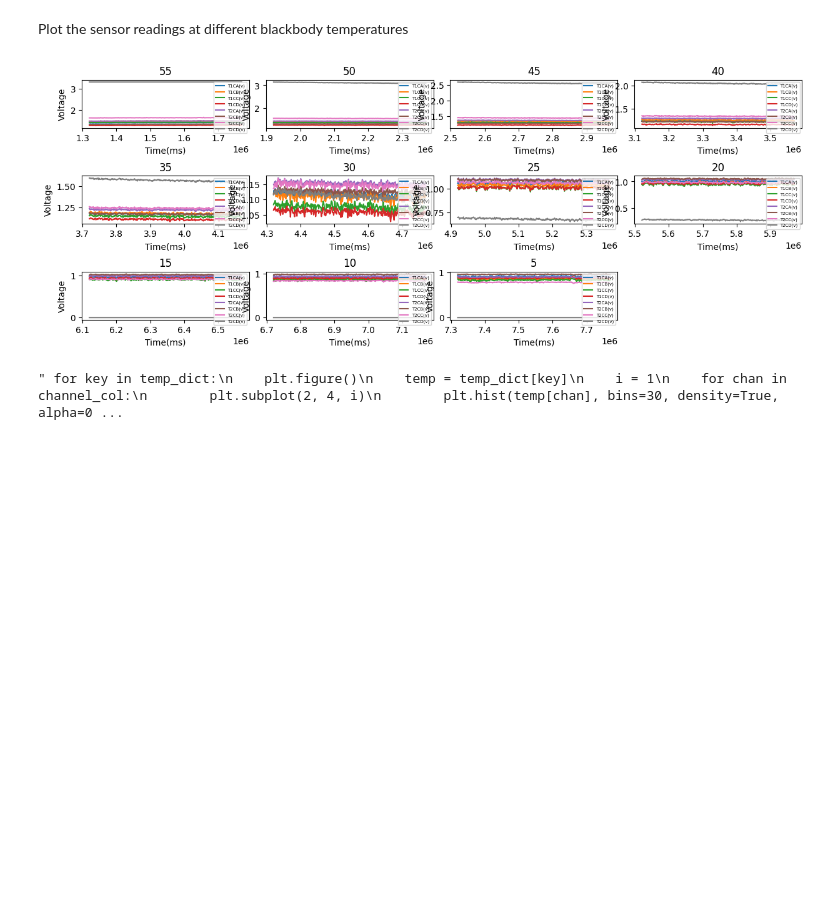
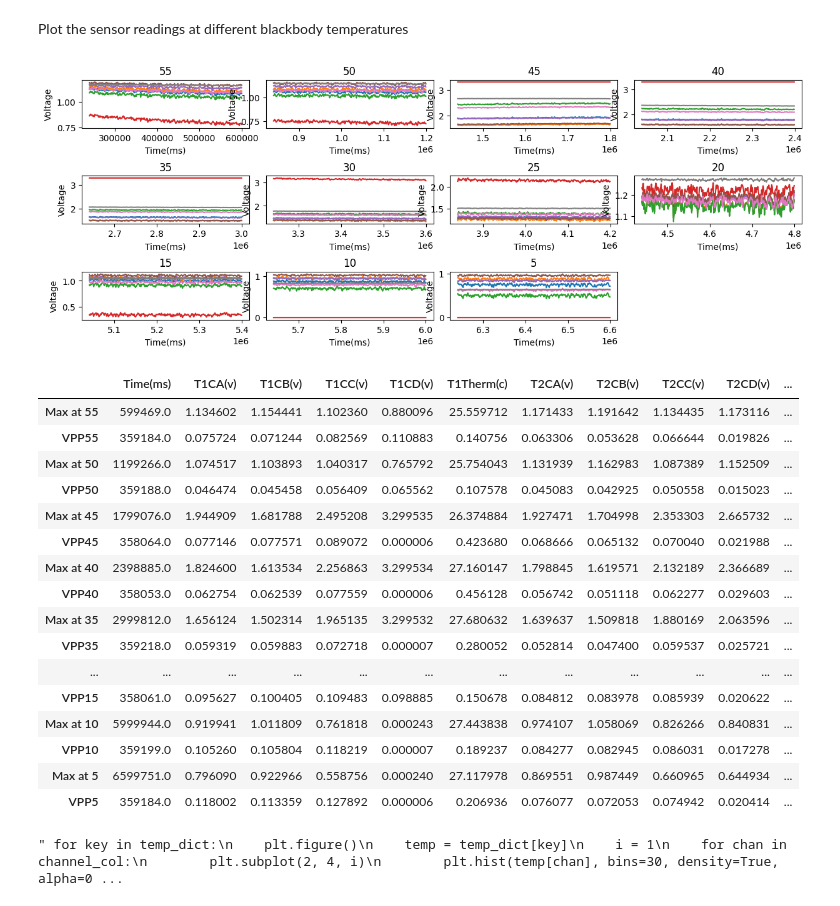
Before and after one commit to RIT-Landsat-Field-Radiometers/Chamber-Testing, a Jupyter notebook: radiometer_jupyter.ipynb, the cells around one changed output. Cells and saved outputs as stored; diff of their text form; code cells hidden in the pictures; blank space fills up the shorter version.

```diff
--- a/radiometer_jupyter.ipynb
+++ b/radiometer_jupyter.ipynb
@@ -49,0 +69,17 @@ if __name__ == '__main__':
+# %%
+#calculates PSD
+
+i = 1
+for ch in channel_col:
+    ax = plt.subplot(3, 4, i)
+    plt.subplots_adjust(left=0.1, right=1.9, bottom=0.1, top=0.9, wspace=0.1, hspace=1)
+    (f, S) = scipy.signal.periodogram(data[ch], 1, scaling='density')
+
+    plt.semilogy(f, S)
+    plt.ylim([1e-7, 1e2])
+    plt.xlim([0,1])
+    plt.title(ch)
+    plt.xlabel('frequency [Hz]')
+    plt.ylabel('PSD [V**2/Hz]')
+    plt.show()
+    i += 1
@@ -52,40 +97,60 @@ Segment the data into different BB temps
 # %%
 #segment the data into the different BB temps
 temp_dict = {}
-temp_ranges = np.arange(55, 0, -5)
-time_interval = 10 #minute length of each trial
-lower_bound = 1200000 #time after s
-time_interval_ms = 60000 * time_interval #convert minutes to milliseconds
+lower_bound = offset #time after s
+
+#create dictionary of dataframes, cutoff 5 minutes from begininng and half a minute from the end to obtain stabilized temp
 for i in range(0, temp_ranges.size):
-    temp_dict[str(temp_ranges[i])] = data[(data["Time(ms)"] > (lower_bound+120000)) & (data["Time(ms)"] < (lower_bound + time_interval_ms-30000))]
+    temp_dict[str(temp_ranges[i])] = data[(data["Time(ms)"] > (lower_bound+begin_cutoff)) & (data["Time(ms)"] < (lower_bound + time_interval_ms-end_cutoff))]
     lower_bound += time_interval_ms
 # %% [markdown]
 Plot the sensor readings at different blackbody temperatures
 # %%
 temp_max_min = pd.DataFrame()
 temp_plots = plt.figure().tight_layout()
 i = 1
 
 for key in temp_dict:
     ax = plt.subplot(3, 4, i)
     plt.subplots_adjust(left=0.1, right=1.9, bottom=0.1, top=0.9, wspace=0.1, hspace=1)
 
     plt.plot(temp_dict[key].loc[:,"Time(ms)"], temp_dict[key].loc[:,channel_col])
     plt.title(key)
     plt.ylabel("Voltage")
     plt.xlabel("Time(ms)")
-    plt.legend(channel_col, fontsize = 5)
+    #plt.legend(channel_col, fontsize = 5)
     i += 1
-    max_temp = temp_dict[key].max()
+    max_temp = temp_dict[key].max() #get max temps
     max_temp_df = pd.DataFrame({'Max at ' + str(key): max_temp}).T
 
-    min_temp = temp_dict[key].min()
+    min_temp = temp_dict[key].min() #get min temps
     min_temp_df = pd.DataFrame({'Min at ' + str(key): min_temp}).T
-    temp_max_min= pd.concat([temp_max_min, max_temp_df, min_temp_df]) #transpose
+
+    vpp = max_temp - min_temp #calculate peak-to-peak
+    vpp_df = pd.DataFrame({'VPP' + str(key): vpp}).T
+    temp_max_min= pd.concat([temp_max_min, max_temp_df, vpp_df]) #transpose
 
 plt.show()
+display(temp_max_min) #plot segmented temp data
 # %% [output]
-[figure, old version]
+[figure, new version]
+|  | Time(ms) | T1CA(v) | T1CB(v) | T1CC(v) | T1CD(v) | T1Therm(c) | T2CA(v) | T2CB(v) | T2CC(v) | T2CD(v) | ... |
+| Max at 55 | 599469.0 | 1.134602 | 1.154441 | 1.102360 | 0.880096 | 25.559712 | 1.171433 | 1.191642 | 1.134435 | 1.173116 | ... |
+| VPP55 | 359184.0 | 0.075724 | 0.071244 | 0.082569 | 0.110883 | 0.140756 | 0.063306 | 0.053628 | 0.066644 | 0.019826 | ... |
+| Max at 50 | 1199266.0 | 1.074517 | 1.103893 | 1.040317 | 0.765792 | 25.754043 | 1.131939 | 1.162983 | 1.087389 | 1.152509 | ... |
+| VPP50 | 359188.0 | 0.046474 | 0.045458 | 0.056409 | 0.065562 | 0.107578 | 0.045083 | 0.042925 | 0.050558 | 0.015023 | ... |
+| Max at 45 | 1799076.0 | 1.944909 | 1.681788 | 2.495208 | 3.299535 | 26.374884 | 1.927471 | 1.704998 | 2.353303 | 2.665732 | ... |
+| VPP45 | 358064.0 | 0.077146 | 0.077571 | 0.089072 | 0.000006 | 0.423680 | 0.068666 | 0.065132 | 0.070040 | 0.021988 | ... |
+| Max at 40 | 2398885.0 | 1.824600 | 1.613534 | 2.256863 | 3.299534 | 27.160147 | 1.798845 | 1.619571 | 2.132189 | 2.366689 | ... |
+| VPP40 | 358053.0 | 0.062754 | 0.062539 | 0.077559 | 0.000006 | 0.456128 | 0.056742 | 0.051118 | 0.062277 | 0.029603 | ... |
+| Max at 35 | 2999812.0 | 1.656124 | 1.502314 | 1.965135 | 3.299532 | 27.680632 | 1.639637 | 1.509818 | 1.880169 | 2.063596 | ... |
+| VPP35 | 359218.0 | 0.059319 | 0.059883 | 0.072718 | 0.000007 | 0.280052 | 0.052814 | 0.047400 | 0.059537 | 0.025721 | ... |
+| ... | ... | ... | ... | ... | ... | ... | ... | ... | ... | ... | ... |
+| VPP15 | 358061.0 | 0.095627 | 0.100405 | 0.109483 | 0.098885 | 0.150678 | 0.084812 | 0.083978 | 0.085939 | 0.020622 | ... |
+| Max at 10 | 5999944.0 | 0.919941 | 1.011809 | 0.761818 | 0.000243 | 27.443838 | 0.974107 | 1.058069 | 0.826266 | 0.840831 | ... |
+| VPP10 | 359199.0 | 0.105260 | 0.105804 | 0.118219 | 0.000007 | 0.189237 | 0.084277 | 0.082945 | 0.086031 | 0.017278 | ... |
+| Max at 5 | 6599751.0 | 0.796090 | 0.922966 | 0.558756 | 0.000240 | 27.117978 | 0.869551 | 0.987449 | 0.660965 | 0.644934 | ... |
+| VPP5 | 359184.0 | 0.118002 | 0.113359 | 0.127892 | 0.000006 | 0.206936 | 0.076077 | 0.072053 | 0.074942 | 0.020414 | ... |
 # %%
 #create histograms for each channel
 """ for key in temp_dict:
```
Also changed, not shown: parts of 8 cells of this notebook.
